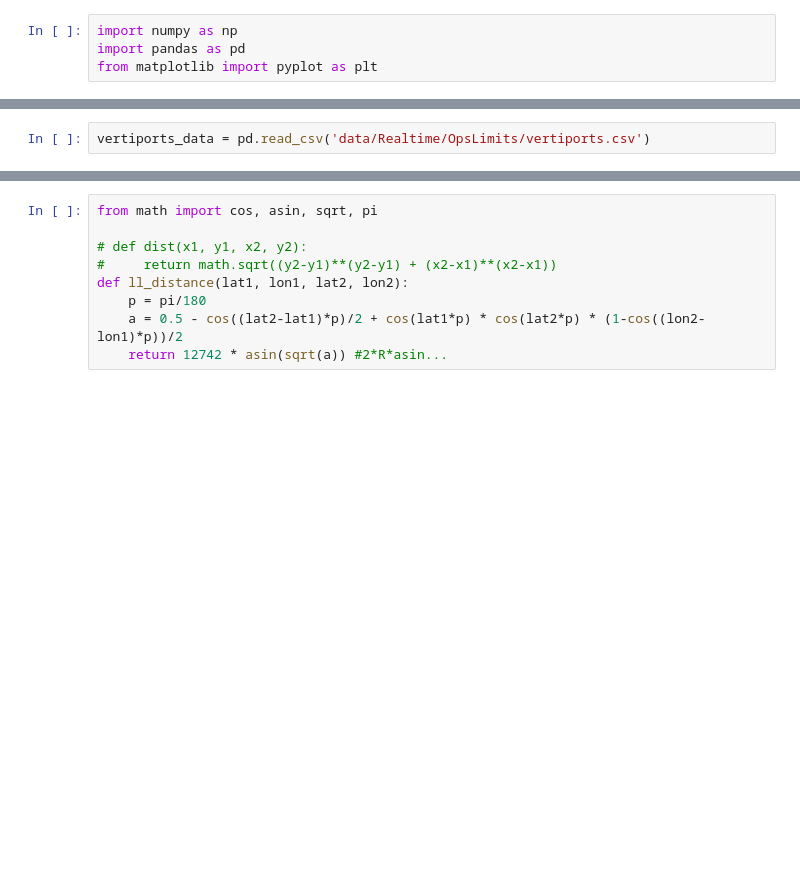
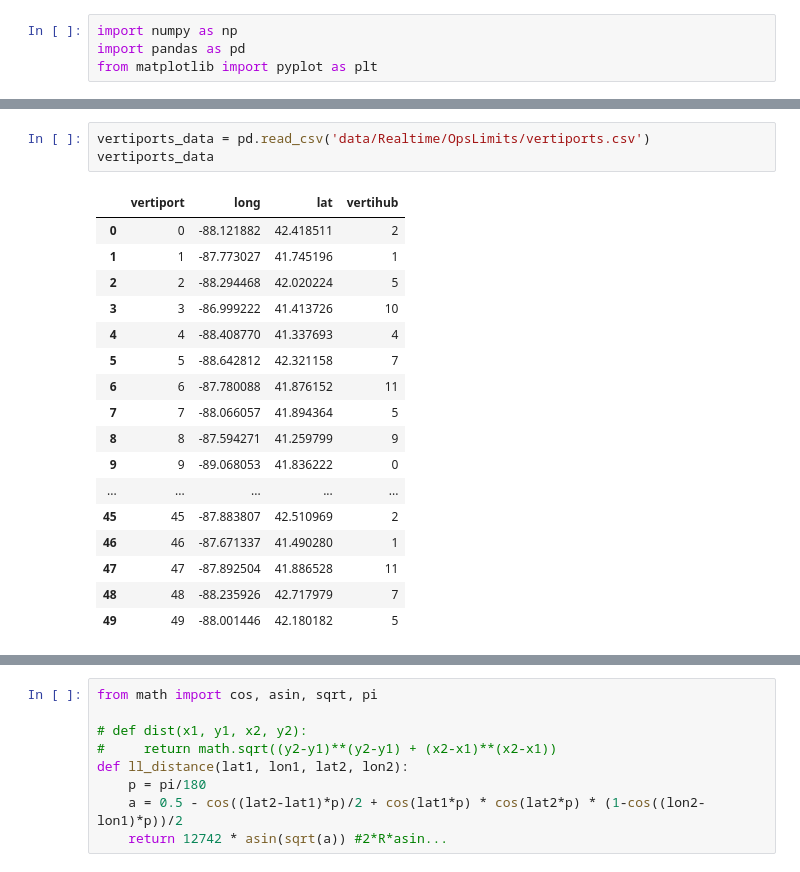
Before and after one commit to JoeMuff999/UAM-Planning-Toolkit, a Jupyter notebook: realtime_ops_limits_data_collection.ipynb, the cells around one changed output, grey strips where cells are left out. Drawn from its saved outputs; the diff is of its cells as text; blank space fills up the shorter version.

```diff
--- a/realtime_ops_limits_data_collection.ipynb
+++ b/realtime_ops_limits_data_collection.ipynb
@@ -38,2 +39,21 @@ trip_data
 # %%
 vertiports_data = pd.read_csv('data/Realtime/OpsLimits/vertiports.csv')
+vertiports_data
+# %% [output]
+|  | vertiport | long | lat | vertihub |
+| 0 | 0 | -88.121882 | 42.418511 | 2 |
+| 1 | 1 | -87.773027 | 41.745196 | 1 |
+| 2 | 2 | -88.294468 | 42.020224 | 5 |
+| 3 | 3 | -86.999222 | 41.413726 | 10 |
+| 4 | 4 | -88.408770 | 41.337693 | 4 |
+| 5 | 5 | -88.642812 | 42.321158 | 7 |
+| 6 | 6 | -87.780088 | 41.876152 | 11 |
+| 7 | 7 | -88.066057 | 41.894364 | 5 |
+| 8 | 8 | -87.594271 | 41.259799 | 9 |
+| 9 | 9 | -89.068053 | 41.836222 | 0 |
+| ... | ... | ... | ... | ... |
+| 45 | 45 | -87.883807 | 42.510969 | 2 |
+| 46 | 46 | -87.671337 | 41.490280 | 1 |
+| 47 | 47 | -87.892504 | 41.886528 | 11 |
+| 48 | 48 | -88.235926 | 42.717979 | 7 |
+| 49 | 49 | -88.001446 | 42.180182 | 5 |
```
Also changed, not shown: parts of 5 cells of this notebook, 6 other files.
